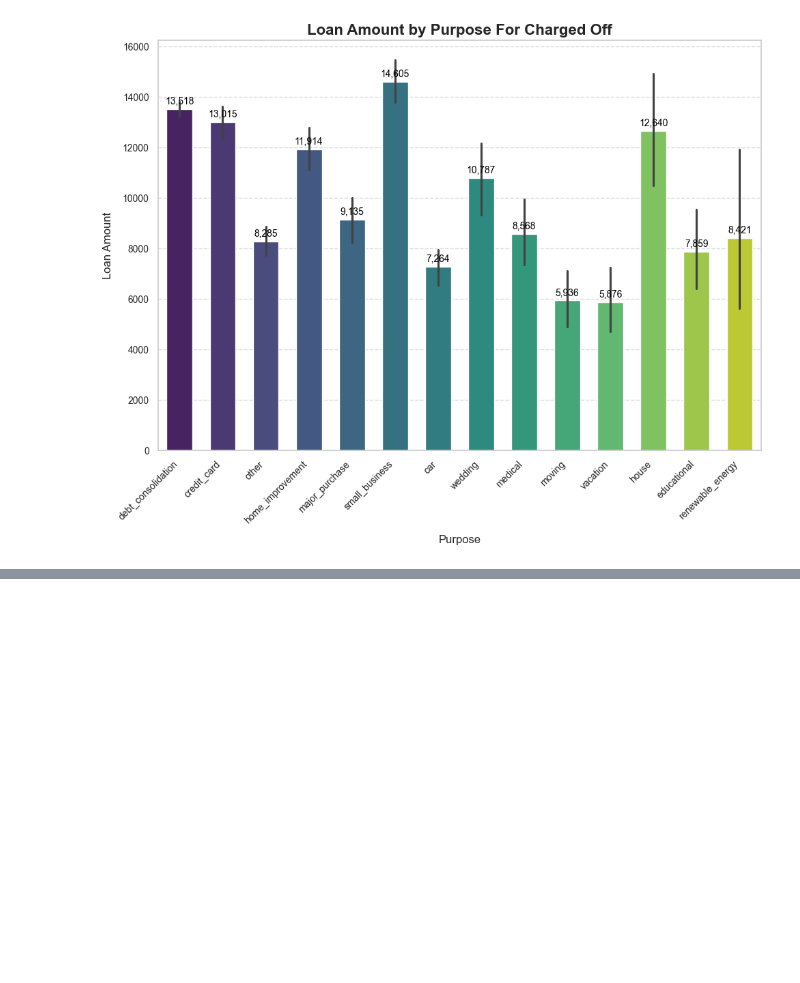
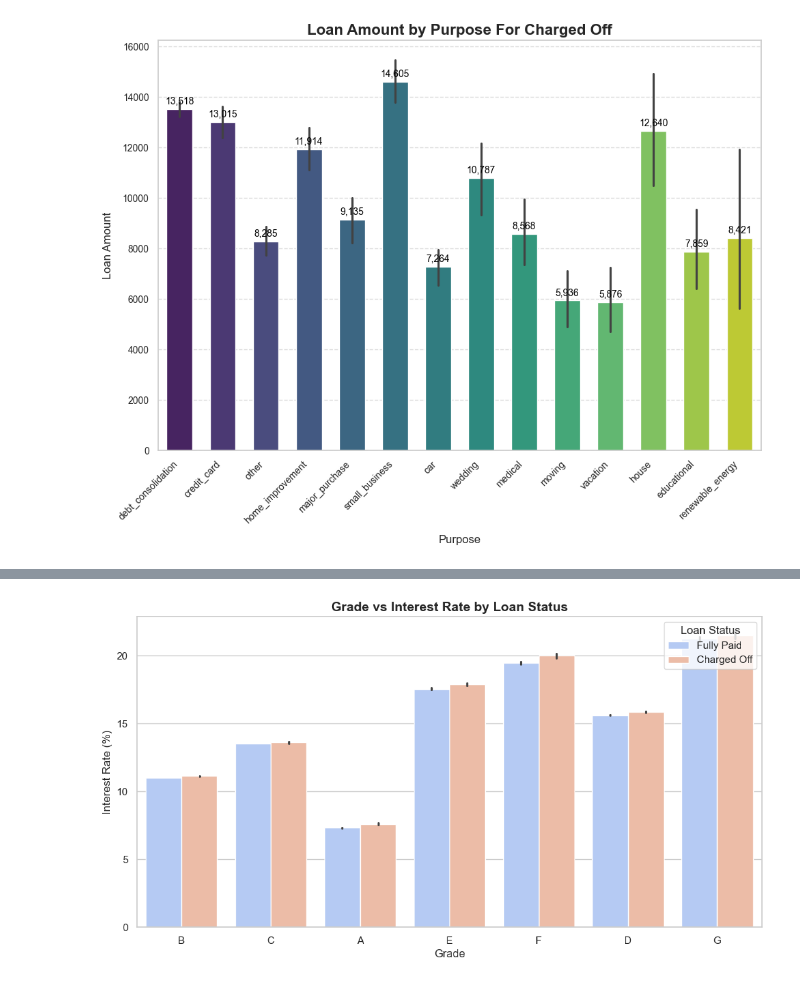
Before and after one commit to vijaykumar-qait/LendingClubCaseStudy, a Jupyter notebook: Vijay_Kumar.ipynb, the cells around one changed output, grey strips where cells are left out. Cells and saved outputs as stored; diff of their text form; code cells hidden in the pictures; blank space fills up the shorter version.

```diff
--- a/Vijay_Kumar.ipynb
+++ b/Vijay_Kumar.ipynb
@@ -688,0 +849,17 @@ plt.show()
+# %%
+# Grade, Interest Rate, and Loan Status
+plt.figure(figsize=(12, 6))
+sns.barplot(
+    data=df1,
+    x='grade',
+    y='int_rate',
+    hue='loan_status',
+    palette='coolwarm'
+)
+plt.title("Grade vs Interest Rate by Loan Status", fontsize=14, weight='bold')
+plt.xlabel("Grade", fontsize=12)
+plt.ylabel("Interest Rate (%)", fontsize=12)
+plt.legend(title="Loan Status", loc="upper right")
+plt.show()
+# %% [output]
+[figure, added]
```
Also changed, not shown: parts of 62 cells of this notebook.
